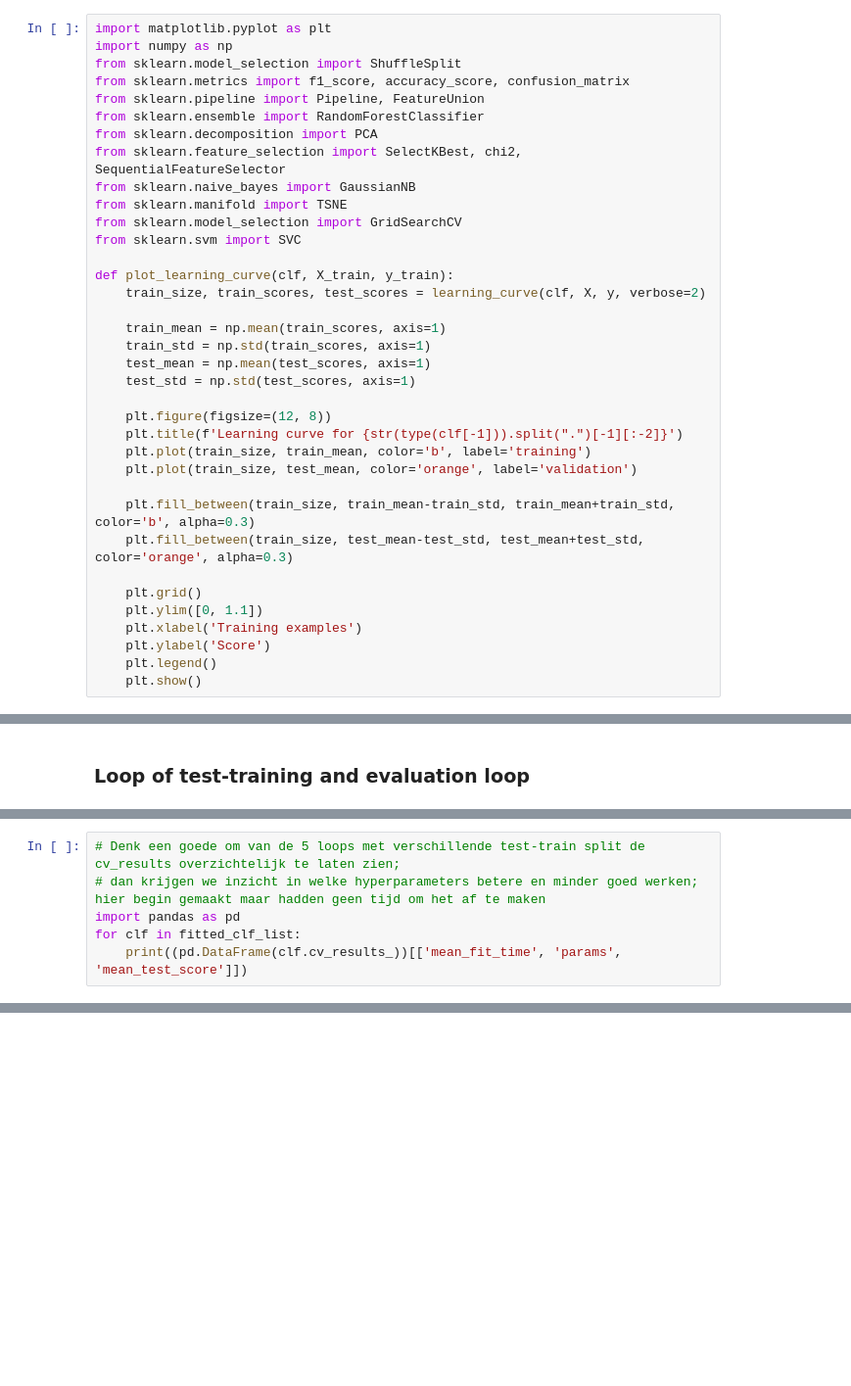
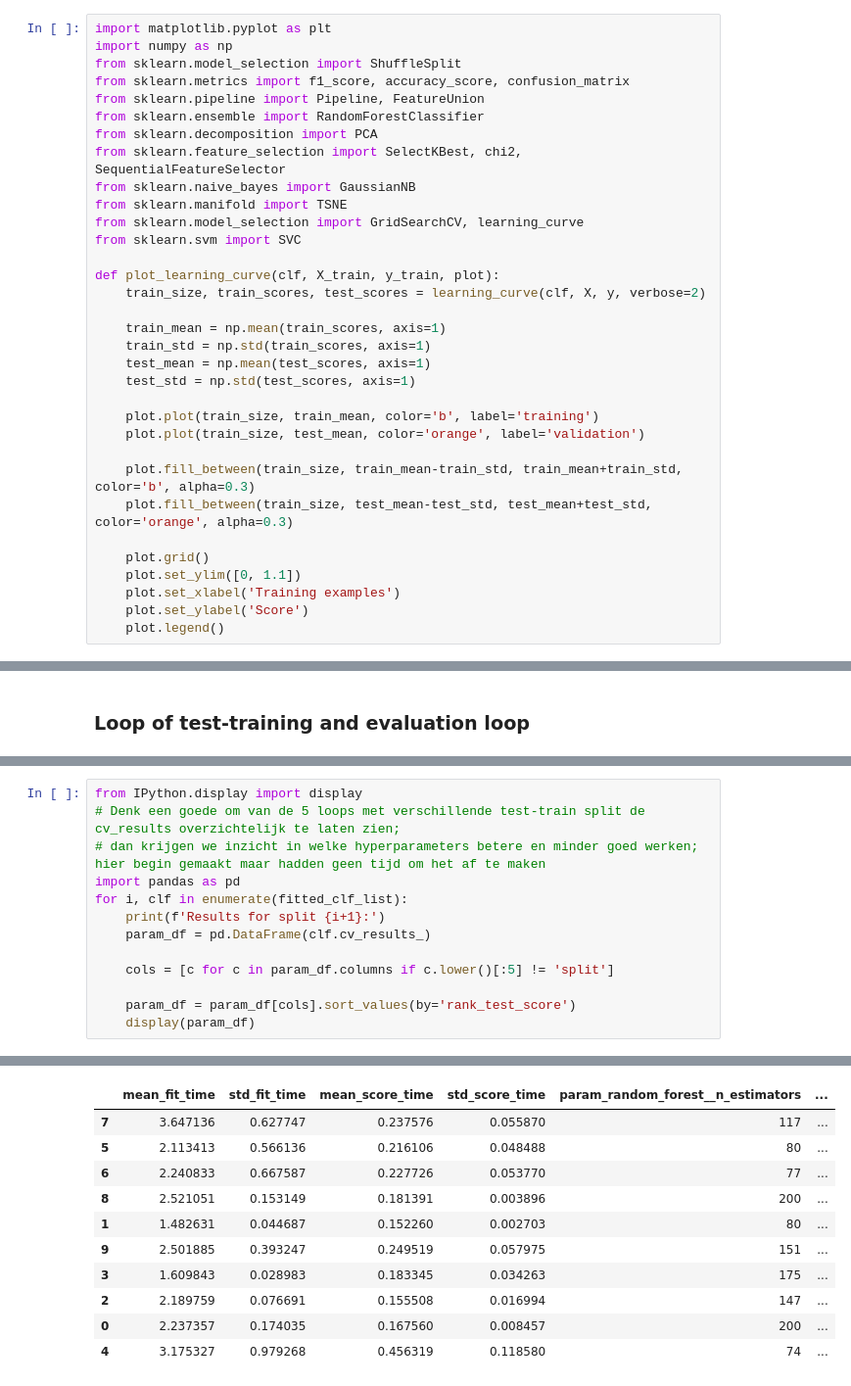
Before and after one commit to pienvangastel/tm10007_ml_group3, a Jupyter notebook: assignment_ordered.ipynb, the cells around one changed output, grey strips where cells are left out. Shown at 98% size. Drawn from its saved outputs; the diff is of its cells as text; blank space fills up the shorter version.

```diff
--- a/assignment_ordered.ipynb
+++ b/assignment_ordered.ipynb
@@ -37,10 +37,10 @@ from sklearn.decomposition import PCA
 from sklearn.feature_selection import SelectKBest, chi2, SequentialFeatureSelector
 from sklearn.naive_bayes import GaussianNB
 from sklearn.manifold import TSNE
-from sklearn.model_selection import GridSearchCV
+from sklearn.model_selection import GridSearchCV, learning_curve
 from sklearn.svm import SVC
 
-def plot_learning_curve(clf, X_train, y_train):
+def plot_learning_curve(clf, X_train, y_train, plot):
     train_size, train_scores, test_scores = learning_curve(clf, X, y, verbose=2)
 
     train_mean = np.mean(train_scores, axis=1)
@@ -48,20 +48,17 @@ def plot_learning_curve(clf, X_train, y_train):
     test_mean = np.mean(test_scores, axis=1)
     test_std = np.std(test_scores, axis=1)
 
-    plt.figure(figsize=(12, 8))
-    plt.title(f'Learning curve for {str(type(clf[-1])).split(".")[-1][:-2]}')
-    plt.plot(train_size, train_mean, color='b', label='training')
-    plt.plot(train_size, test_mean, color='orange', label='validation')
+    plot.plot(train_size, train_mean, color='b', label='training')
+    plot.plot(train_size, test_mean, color='orange', label='validation')
 
-    plt.fill_between(train_size, train_mean-train_std, train_mean+train_std, color='b', alpha=0.3)
-    plt.fill_between(train_size, test_mean-test_std, test_mean+test_std, color='orange', alpha=0.3)
+    plot.fill_between(train_size, train_mean-train_std, train_mean+train_std, color='b', alpha=0.3)
+    plot.fill_between(train_size, test_mean-test_std, test_mean+test_std, color='orange', alpha=0.3)
 
-    plt.grid()
-    plt.ylim([0, 1.1])
-    plt.xlabel('Training examples')
-    plt.ylabel('Score')
-    plt.legend()
-    plt.show()
+    plot.grid()
+    plot.set_ylim([0, 1.1])
+    plot.set_xlabel('Training examples')
+    plot.set_ylabel('Score')
+    plot.legend()
 # %% [markdown]
 # Random forest classifier
 # %% [markdown]
@@ -164,7 +245,14 @@ scores['f1']
 # %%
+from IPython.display import display
 # Denk een goede om van de 5 loops met verschillende test-train split de cv_results overzichtelijk te laten zien;
 # dan krijgen we inzicht in welke hyperparameters betere en minder goed werken; hier begin gemaakt maar hadden geen tijd om het af te maken
 import pandas as pd
-for clf in fitted_clf_list:
-    print((pd.DataFrame(clf.cv_results_))[['mean_fit_time', 'params', 'mean_test_score']])
+for i, clf in enumerate(fitted_clf_list):
+    print(f'Results for split {i+1}:')
+    param_df = pd.DataFrame(clf.cv_results_)
+
+    cols = [c for c in param_df.columns if c.lower()[:5] != 'split']
+
+    param_df = param_df[cols].sort_values(by='rank_test_score')
+    display(param_df)
 # %% [output]
@@ -187,0 +260,11 @@ for clf in fitted_clf_list:
+|  | mean_fit_time | std_fit_time | mean_score_time | std_score_time | param_random_forest__n_estimators | ... |
+| 7 | 3.647136 | 0.627747 | 0.237576 | 0.055870 | 117 | ... |
+| 5 | 2.113413 | 0.566136 | 0.216106 | 0.048488 | 80 | ... |
+| 6 | 2.240833 | 0.667587 | 0.227726 | 0.053770 | 77 | ... |
+| 8 | 2.521051 | 0.153149 | 0.181391 | 0.003896 | 200 | ... |
+| 1 | 1.482631 | 0.044687 | 0.152260 | 0.002703 | 80 | ... |
+| 9 | 2.501885 | 0.393247 | 0.249519 | 0.057975 | 151 | ... |
+| 3 | 1.609843 | 0.028983 | 0.183345 | 0.034263 | 175 | ... |
+| 2 | 2.189759 | 0.076691 | 0.155508 | 0.016994 | 147 | ... |
+| 0 | 2.237357 | 0.174035 | 0.167560 | 0.008457 | 200 | ... |
+| 4 | 3.175327 | 0.979268 | 0.456319 | 0.118580 | 74 | ... |
```
Also changed, not shown: parts of 8 cells of this notebook.
